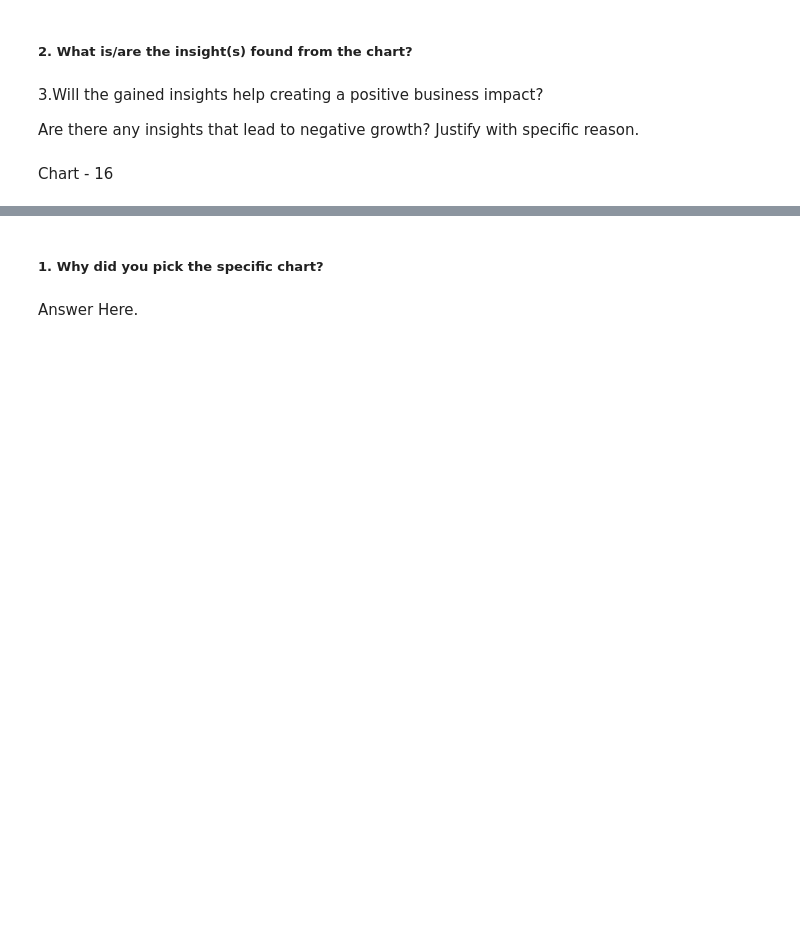
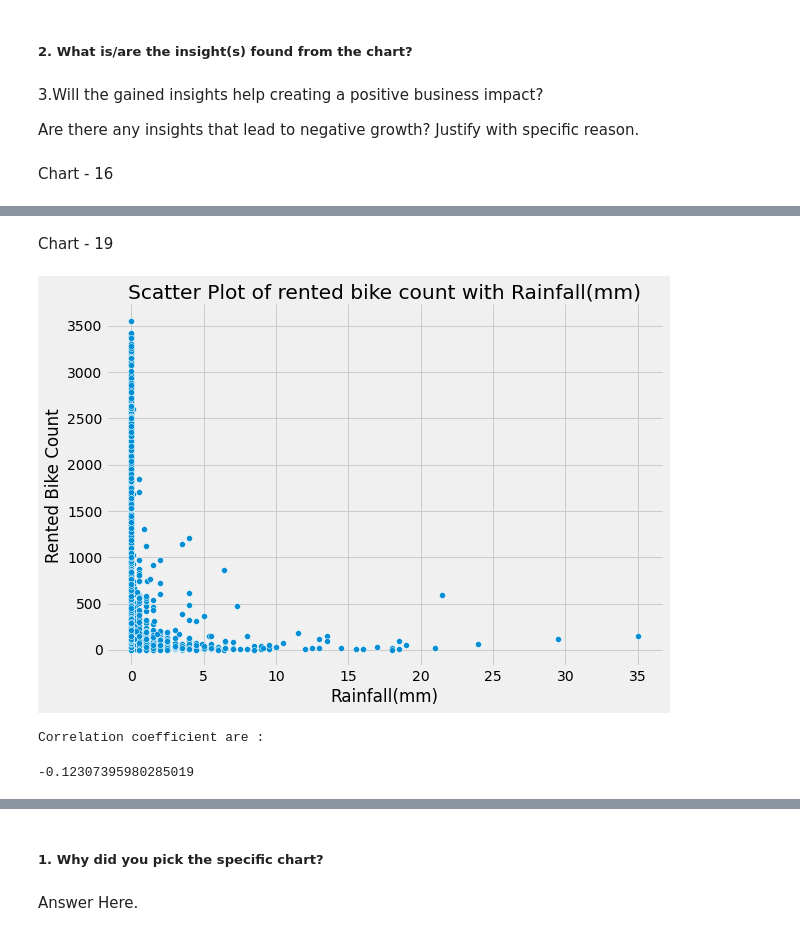
Before and after one commit to thepankaj018/Bike-Sharing-Demand-Prediction, a Jupyter notebook: Bike_Sharing_Demand_Prediction.ipynb, the cells around one changed output, grey strips where cells are left out. Drawn from its saved outputs; the diff is of its cells as text; code cells hidden in the pictures; blank space fills up the shorter version.

```diff
--- a/Bike_Sharing_Demand_Prediction.ipynb
+++ b/Bike_Sharing_Demand_Prediction.ipynb
@@ -620,0 +660,14 @@ Chart - 16
+# %% [markdown]
+Chart - 19
+# %%
+# Chart 19 Visualisation code
+sns.relplot(data = df,x = 'Rainfall(mm)',y = 'Rented Bike Count',kind = 'scatter',aspect = 1.5,height = 6)
+plt.title('Scatter Plot of rented bike count with Rainfall(mm)')
+plt.show()
+print(" ")
+print('Correlation coefficient are :')
+df['Rainfall(mm)'].corr(df['Rented Bike Count'])
+# %% [output]
+[figure, added]
+Correlation coefficient are :
+-0.12307395980285019
```
Also changed, not shown: parts of 30 cells of this notebook.
